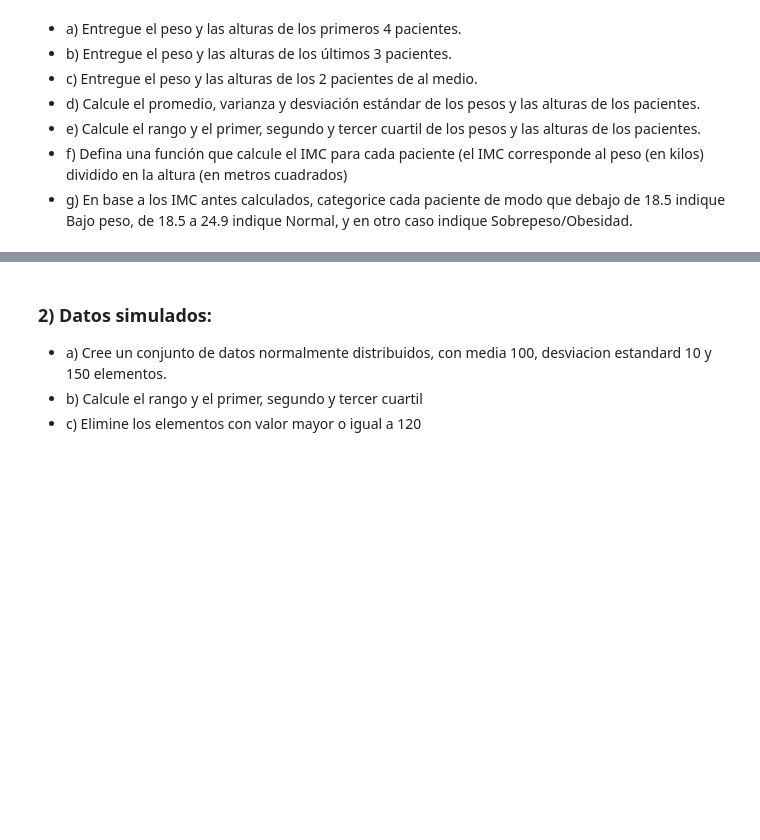
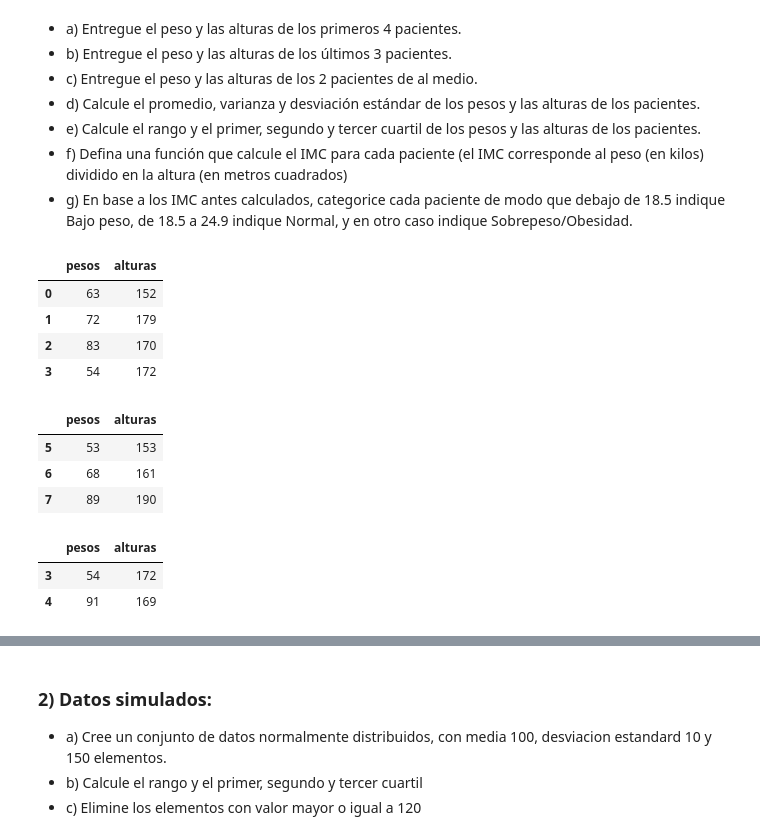
Before and after one commit to Vngel0/Python_UC, a Jupyter notebook: Clase_1_Intro_a_Py.ipynb, the cells around one changed output, grey strips where cells are left out. Cells and saved outputs as stored; diff of their text form; code cells hidden in the pictures; blank space fills up the shorter version.

```diff
--- a/Clase_1_Intro_a_Py.ipynb
+++ b/Clase_1_Intro_a_Py.ipynb
@@ -476,3 +494,31 @@ alturas=[152, 179, 170, 172, 169, 153, 161, 190]
    * e) Calcule el rango y el primer, segundo y tercer cuartil de los pesos y las alturas de los pacientes.
    * f) Defina una función que calcule el IMC para cada paciente (el IMC corresponde al peso (en kilos) dividido en la altura (en metros cuadrados)
    * g) En base a los IMC antes calculados, categorice cada paciente de modo que debajo de 18.5 indique Bajo peso, de 18.5 a 24.9 indique Normal, y en otro caso indique Sobrepeso/Obesidad.
+# %%
+import pandas as pd
+
+df = pd.DataFrame({"pesos": pesos, "alturas": alturas})
+# %%
+#a) Entregue el peso y las alturas de los primeros 4 pacientes.
+df.head(4)
+# %% [output]
+|  | pesos | alturas |
+| 0 | 63 | 152 |
+| 1 | 72 | 179 |
+| 2 | 83 | 170 |
+| 3 | 54 | 172 |
+# %%
+#b) Entregue el peso y las alturas de los últimos 3 pacientes.
+df.tail(n=3)
+# %% [output]
+|  | pesos | alturas |
+| 5 | 53 | 153 |
+| 6 | 68 | 161 |
+| 7 | 89 | 190 |
+# %%
+#c) Entregue el peso y las alturas de los 2 pacientes de al medio.
+df[3:5]
+# %% [output]
+|  | pesos | alturas |
+| 3 | 54 | 172 |
+| 4 | 91 | 169 |
```
Also changed, not shown: parts of 19 cells of this notebook.
